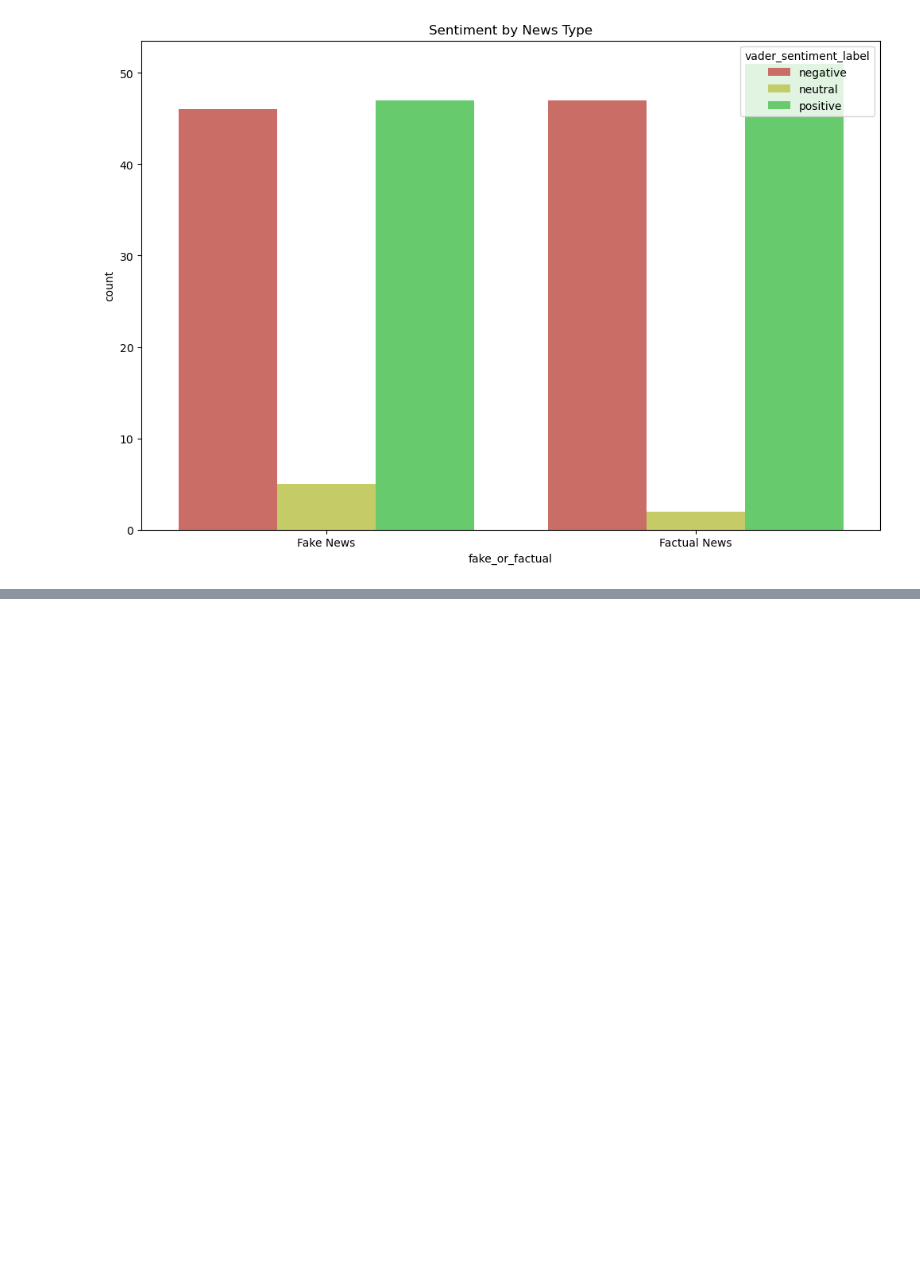
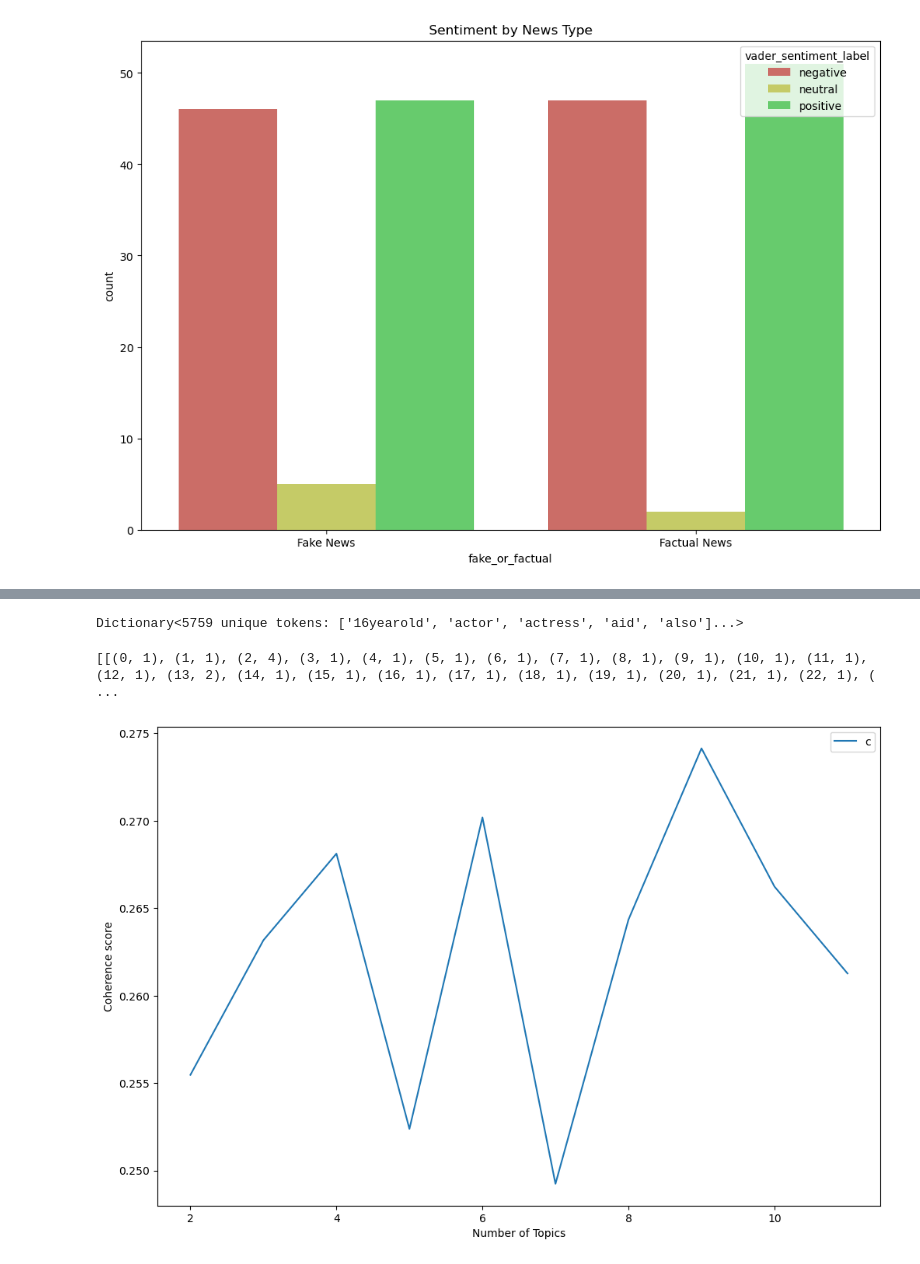
Before and after one commit to mfarid99/nlp_case_study, a Jupyter notebook: case_study.ipynb, the cells around one changed output, grey strips where cells are left out. Cells and saved outputs as stored; diff of their text form; code cells hidden in the pictures; blank space fills up the shorter version.

Commit message:
Add LDA topic modeling with coherence score evaluation and plot

```diff
--- a/case_study.ipynb
+++ b/case_study.ipynb
@@ -773,0 +779,40 @@ sns.countplot(
+# %%
+# Step 1 - Vectorizing Text
+
+fake_news_text = data[data['fake_or_factual'] == "Fake News"]['text_clean'].reset_index(drop=True)
+# %%
+dictionary_fake = corpora.Dictionary(fake_news_text)
+# %%
+print(dictionary_fake)
+# %% [output]
+Dictionary<5759 unique tokens: ['16yearold', 'actor', 'actress', 'aid', 'also']...>
+# %%
+# create bag of words
+doc_term_fake = [dictionary_fake.doc2bow(text) for text in fake_news_text]
+# %%
+print(doc_term_fake[:2])
+# %% [output]
+[[(0, 1), (1, 1), (2, 4), (3, 1), (4, 1), (5, 1), (6, 1), (7, 1), (8, 1), (9, 1), (10, 1), (11, 1), (12, 1), (13, 2), (14, 1), (15, 1), (16, 1), (17, 1), (18, 1), (19, 1), (20, 1), (21, 1), (22, 1), ( ...
+# %%
+# Generate an empty list of coherent values and empty list for our models
+
+coherence_values = []
+model_list = []
+
+min_topics = 2
+max_topics = 11
+
+# for loop to run over each of the iteration of this model
+for num_topics_i in range(min_topics, max_topics+1):
+    model = gensim.models.LdaModel(doc_term_fake, num_topics=num_topics_i, id2word = dictionary_fake)
+    model_list.append(model)
+    coherence_model = CoherenceModel(model=model, texts=fake_news_text, dictionary=dictionary_fake, coherence='c_v')
+    coherence_values.append(coherence_model.get_coherence())
+# %%
+plt.plot(range(min_topics, max_topics+1), coherence_values)
+plt.xlabel("Number of Topics")
+plt.ylabel("Coherence score")
+plt.legend(("coherence_values"), loc='best')
+plt.show()
+# %% [output]
+[figure, added]
```
Also changed, not shown: parts of 4 cells of this notebook.
